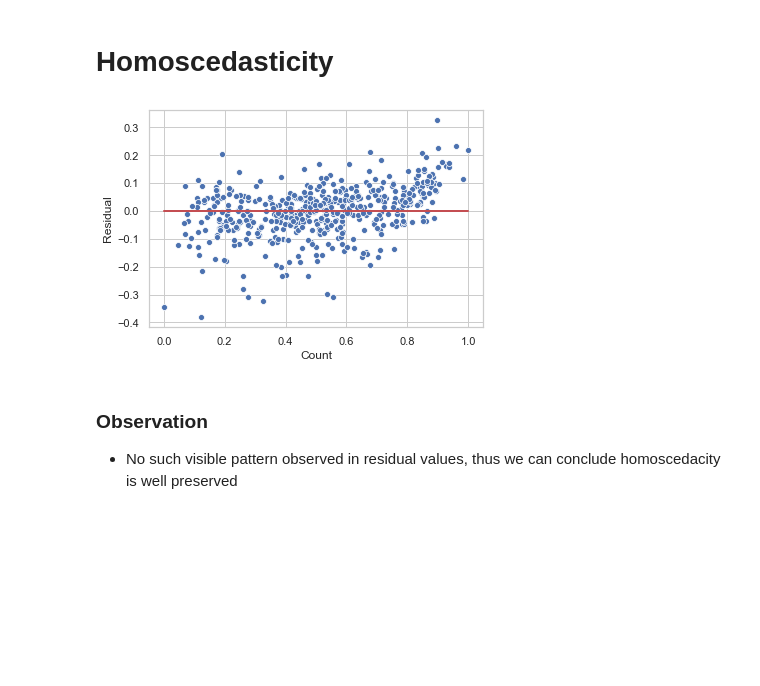
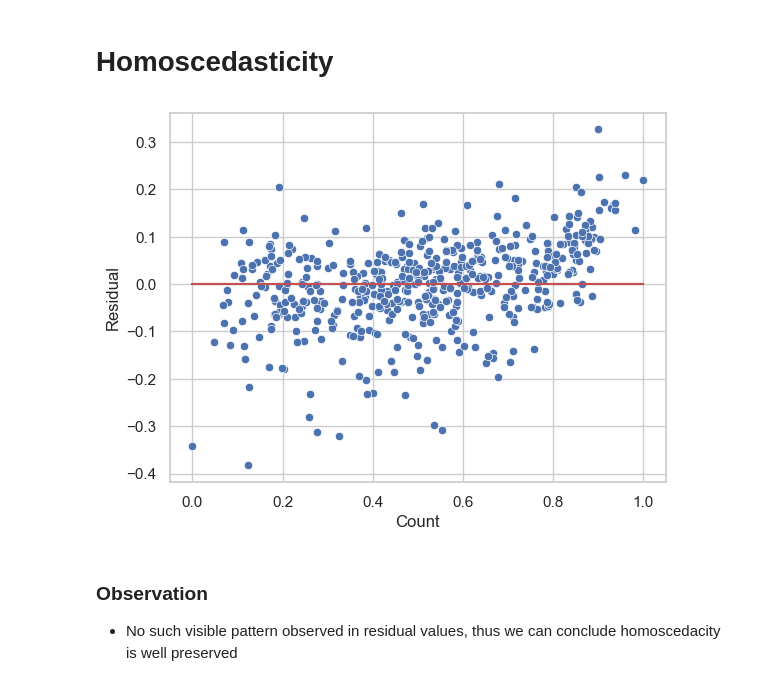
Before and after one commit to shahez/BikeSharingCaseStudy, a Jupyter notebook: Bike_Sharing_Assignment_Shahenshah.ipynb, the cells around one changed output. Cells and saved outputs as stored; diff of their text form; code cells hidden in the pictures; blank space fills up the shorter version.

```diff
--- a/Bike_Sharing_Assignment_Shahenshah.ipynb
+++ b/Bike_Sharing_Assignment_Shahenshah.ipynb
@@ -606,8 +619,8 @@ from sklearn.linear_model import LinearRegression
 lm = LinearRegression()
 lm.fit(X_train, y_train)
 
-rfe = RFE(lm,20)
-rfe =rfe.fit(X_train, y_train)
+rfe = RFE(estimator=lm, n_features_to_select=20)
+rfe = rfe.fit(X_train, y_train)
 # %%
 list(zip(X_train.columns, rfe.support_, rfe.ranking_))
 # %% [output]
@@ -1126,7 +1139,10 @@ Warnings:
 # FINAL MODEL
 # %%
 # M10
-X_train_new = X_train_lm1.drop(['Tuesday'], axis = 1)
-# Run the function to calculate VIF for the new model
-calculateVIF(X_train_new)
+X_train_lm1
+
+# X_train_new = X_train_lm1.drop(['Tuesday'], axis = 1)
+# # Run the function to calculate VIF for the new model
+# calculateVIF(X_train_new)
+# X_train_lm1
 # %% [output]
@@ -1340,13 +1358,13 @@ plt.show()
 # %%
 y_train_pred = lr1.predict(X_train_lm1)
 residual = y_train - y_train_pred
-sns.scatterplot(y_train,residual)
-plt.plot(y_train,(y_train - y_train), '-r')
+sns.scatterplot(x=y_train, y=residual)
+plt.plot(y_train, (y_train - y_train), '-r')
 plt.xlabel('Count')
 plt.ylabel('Residual')
 plt.show()
 # %% [output]
-[figure, old version]
+[figure, new version]
 # %% [markdown]
 ### Observation
 
```
Also changed, not shown: parts of 65 cells of this notebook.
